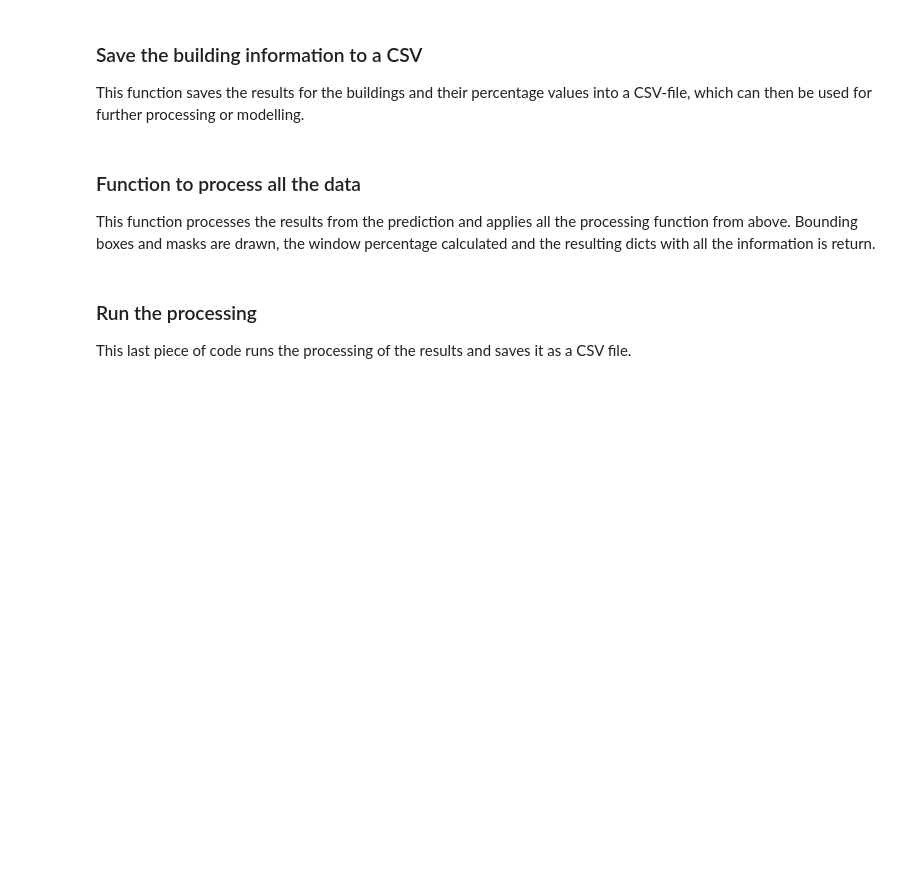
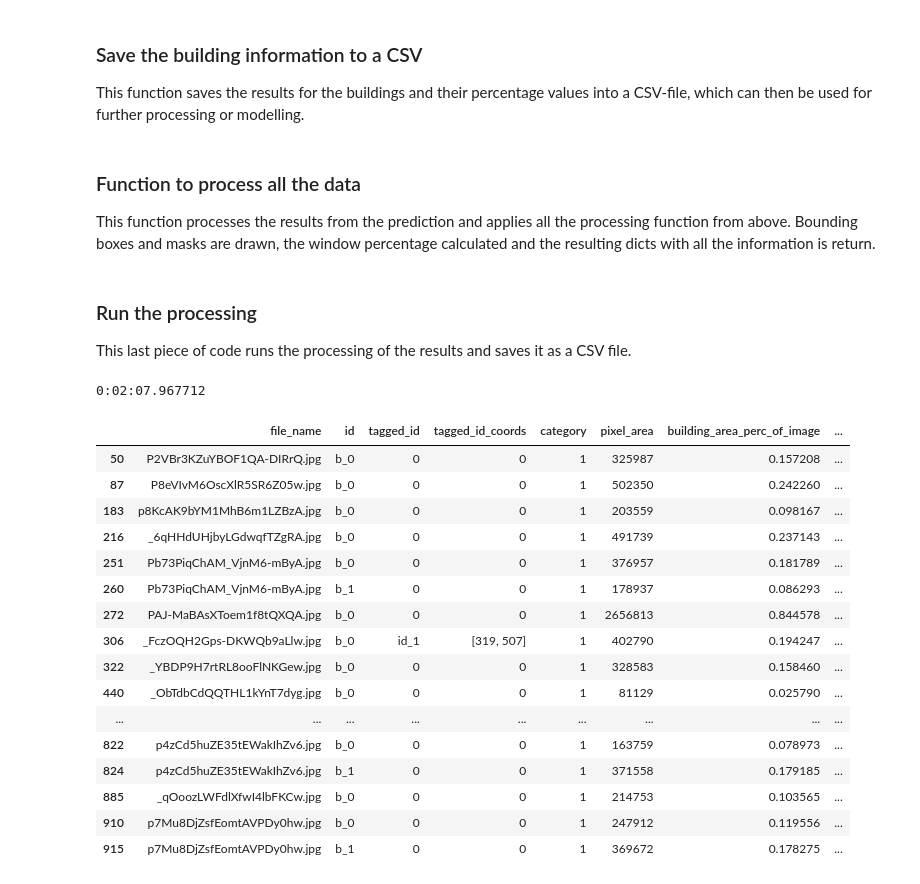
Before and after one commit to InformationSystemsFreiburg/image_segmentation_japan, a Jupyter notebook: Colab_Version_Instance_Image_Segmentation_for_Window_and_Building_Detection_with_detectron2.ipynb, the cells around one changed output. Cells and saved outputs as stored; diff of their text form; code cells hidden in the pictures; blank space fills up the shorter version.

```diff
--- a/Colab_Version_Instance_Image_Segmentation_for_Window_and_Building_Detection_with_detectron2.ipynb
+++ b/Colab_Version_Instance_Image_Segmentation_for_Window_and_Building_Detection_with_detectron2.ipynb
@@ -424,15 +570,16 @@ def calculate_window_perc(dataset):
     """Takes a list of prediction dictionaries as input and calculates the percentage of
     window to fassade for each building. The result is save to the dataset. For building
     data, the actual percentage is saved, for windows, 1.0 is put in."""
-
+    with open("/content/val/via_region_data.json") as f:
+        json_file = json.load(f)
     for i, data in enumerate(dataset):
         data["window_percentage"] = 0
         data["pixel_area"] = 0
+        data["tagged_id"] = 0
         # loop through building
         if data["category"] == 1:
-
+            data = get_tagged_id(data, json_file)
             window_areas = []
-
             building_mask = data["mask"]
             building_area = np.sum(data["mask"])
 
@@ -472,6 +654,8 @@ def create_csv(dataset):
         [
             "file_name",
             "id",
+            "tagged_id",
+            "tagged_id_coords",
             "category",
             "pixel_area",
             "building_area_perc_of_image",
@@ -480,9 +664,10 @@ def create_csv(dataset):
     ]
     # only keep building information
     df = df[df["category"] == 1]
-    print(df)
+
 
     df.to_csv("/content/result.csv")
+    return(df)
 # %% [markdown]
 ### Function to process all the data
 
@@ -575,18 +760,38 @@ This last piece of code runs the processing of the results and saves it as a CSV
 # %%
 prediction_folder = Path("/content/predictions/")
 prediction_list = []
 start = datetime.now()
 for i, file in enumerate(prediction_folder.glob("*.pkl")):
     file = str(file)
     prediction_list.append(file)
 
 dataset = []
 
 for file_location in prediction_list:
 
   dataset_part = process_data(file_location)
   dataset.append(dataset_part)
 
-create_csv(dataset)
+df = create_csv(dataset)
 
 print(datetime.now() - start)
+df
+# %% [output]
+0:02:07.967712
+|  | file_name | id | tagged_id | tagged_id_coords | category | pixel_area | building_area_perc_of_image | ... |
+| 50 | P2VBr3KZuYBOF1QA-DIRrQ.jpg | b_0 | 0 | 0 | 1 | 325987 | 0.157208 | ... |
+| 87 | P8eVIvM6OscXlR5SR6Z05w.jpg | b_0 | 0 | 0 | 1 | 502350 | 0.242260 | ... |
+| 183 | p8KcAK9bYM1MhB6m1LZBzA.jpg | b_0 | 0 | 0 | 1 | 203559 | 0.098167 | ... |
+| 216 | _6qHHdUHjbyLGdwqfTZgRA.jpg | b_0 | 0 | 0 | 1 | 491739 | 0.237143 | ... |
+| 251 | Pb73PiqChAM_VjnM6-mByA.jpg | b_0 | 0 | 0 | 1 | 376957 | 0.181789 | ... |
+| 260 | Pb73PiqChAM_VjnM6-mByA.jpg | b_1 | 0 | 0 | 1 | 178937 | 0.086293 | ... |
+| 272 | PAJ-MaBAsXToem1f8tQXQA.jpg | b_0 | 0 | 0 | 1 | 2656813 | 0.844578 | ... |
+| 306 | _FczOQH2Gps-DKWQb9aLlw.jpg | b_0 | id_1 | [319, 507] | 1 | 402790 | 0.194247 | ... |
+| 322 | _YBDP9H7rtRL8ooFlNKGew.jpg | b_0 | 0 | 0 | 1 | 328583 | 0.158460 | ... |
+| 440 | _ObTdbCdQQTHL1kYnT7dyg.jpg | b_0 | 0 | 0 | 1 | 81129 | 0.025790 | ... |
+| ... | ... | ... | ... | ... | ... | ... | ... | ... |
+| 822 | p4zCd5huZE35tEWakIhZv6.jpg | b_0 | 0 | 0 | 1 | 163759 | 0.078973 | ... |
+| 824 | p4zCd5huZE35tEWakIhZv6.jpg | b_1 | 0 | 0 | 1 | 371558 | 0.179185 | ... |
+| 885 | _qOoozLWFdlXfwI4lbFKCw.jpg | b_0 | 0 | 0 | 1 | 214753 | 0.103565 | ... |
+| 910 | p7Mu8DjZsfEomtAVPDy0hw.jpg | b_0 | 0 | 0 | 1 | 247912 | 0.119556 | ... |
+| 915 | p7Mu8DjZsfEomtAVPDy0hw.jpg | b_1 | 0 | 0 | 1 | 369672 | 0.178275 | ... |
```
Also changed, not shown: parts of 16 cells of this notebook, 1 other file.
